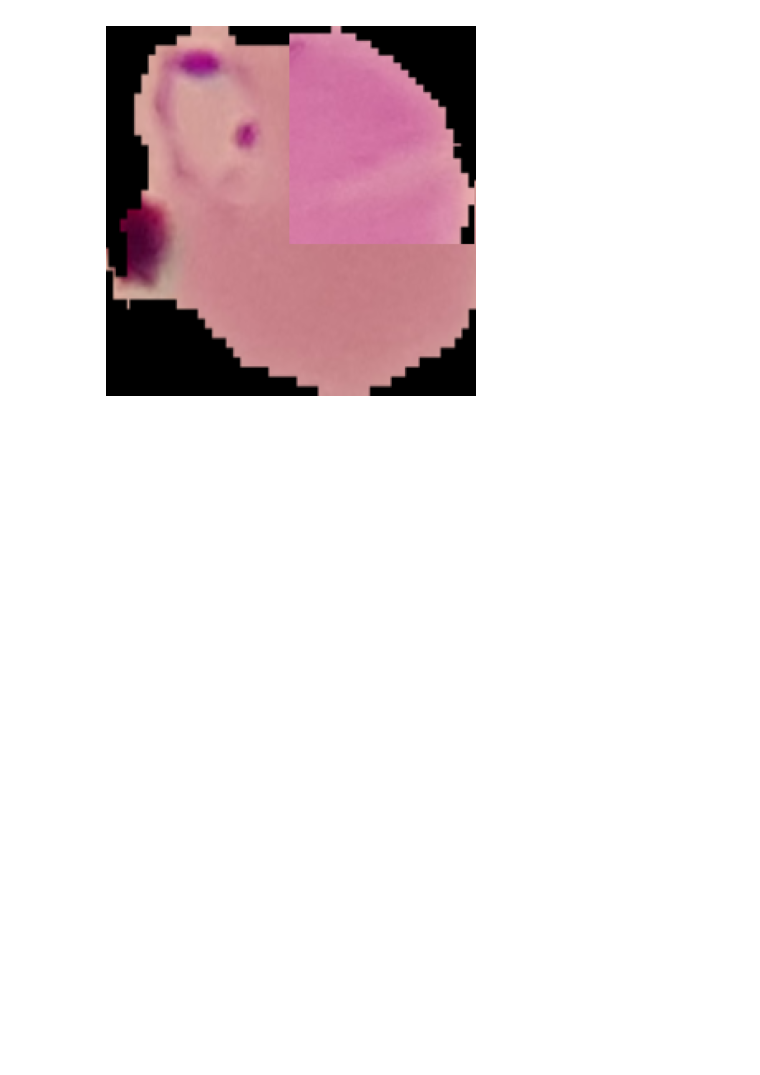
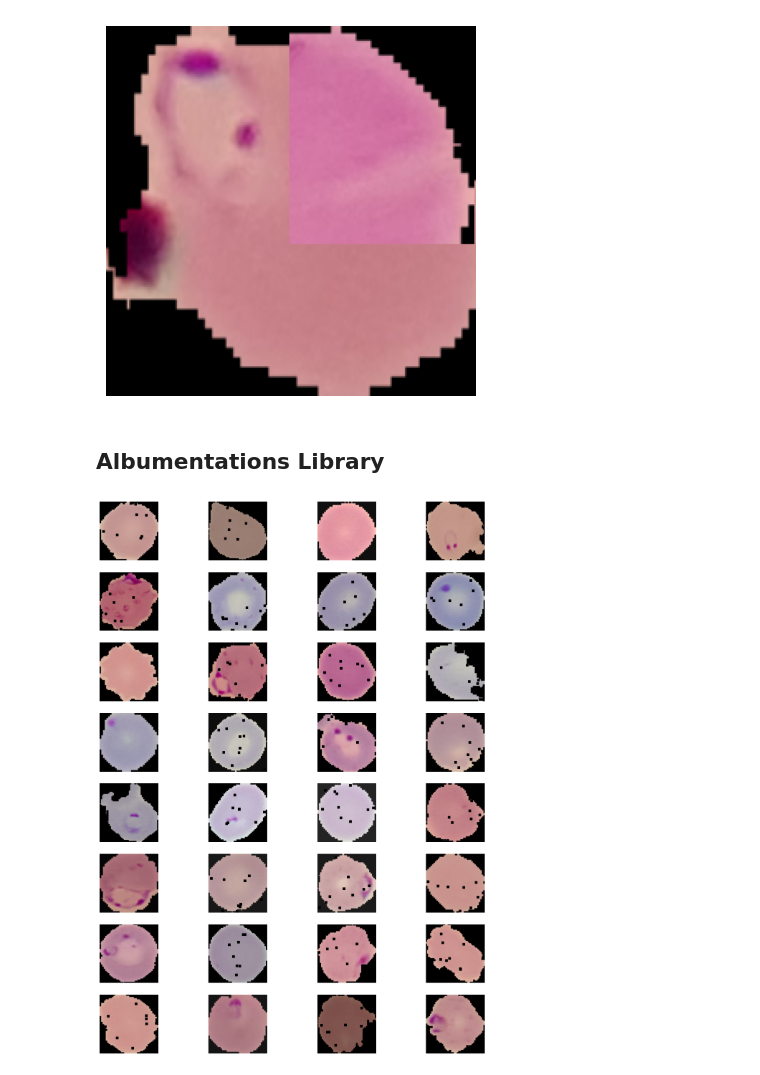
Before and after one commit to albertalvin8080/Python-LearningPath, a Jupyter notebook: tensorflow/04_lenet_model_malaria/14_malaria_classification.ipynb, the cells around one changed output. Drawn from its saved outputs; the diff is of its cells as text; code cells hidden in the pictures; blank space fills up the shorter version.

Commit message:
feat(): albumentations

```diff
--- a/tensorflow/04_lenet_model_malaria/14_malaria_classification.ipynb
+++ b/tensorflow/04_lenet_model_malaria/14_malaria_classification.ipynb
@@ -1140,3 +1134,5 @@ plt.imshow(image)
 plt.show()
 # %% [output]
 [figure]
+# %% [markdown]
+## Albumentations Library
@@ -1142,0 +1194,33 @@ plt.show()
+# %%
+train_dataset, val_dataset, test_dataset = split_dataset(dataset[0], 0.8, 0.1, 0.1)
+
+val_dataset = (
+    val_dataset.map(resize_and_normalize)
+    .shuffle(buffer_size=8, reshuffle_each_iteration=True)
+    .batch(32)
+    .prefetch(tf.data.AUTOTUNE)
+)
+
+test_dataset = test_dataset.map(resize_and_normalize)
+
+# NEW STUFF FROM HERE
+BATCH_SIZE = 32
+train_dataset = (
+    train_dataset.map(preprocess, num_parallel_calls=tf.data.AUTOTUNE)
+    .shuffle(buffer_size=8)
+    .batch(BATCH_SIZE)
+    .prefetch(tf.data.AUTOTUNE)
+)
+# %%
+batch, label = next(iter(train_dataset))
+
+plt.figure(figsize=(15,20))
+for i in range(0, BATCH_SIZE):
+    plt.subplot(8, 4, i+1)
+    plt.imshow(batch[i])
+    plt.axis("off")
+    # break
+
+plt.show()
+# %% [output]
+[figure, added]
```
Also changed, not shown: parts of 7 cells of this notebook, 1 other file.
